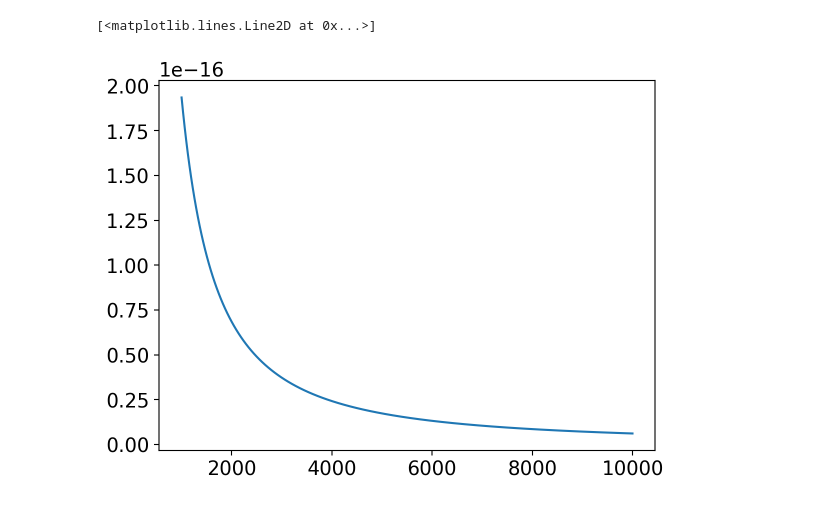
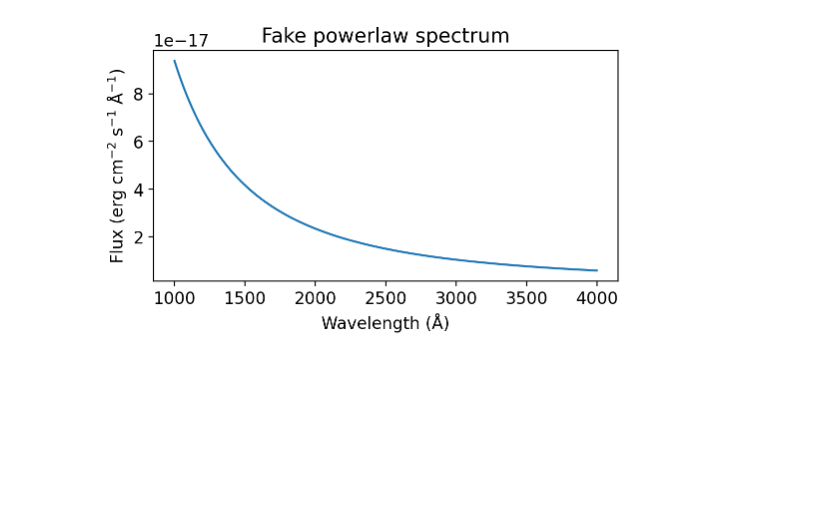
Before and after one commit to jotaylor/SPAMM, a Jupyter notebook: examples/powerlaw_example.ipynb, the cells around one changed output. Drawn from its saved outputs; the diff is of its cells as text; code cells hidden in the pictures; blank space fills up the shorter version.

```diff
--- a/examples/powerlaw_example.ipynb
+++ b/examples/powerlaw_example.ipynb
@@ -4,14 +4,10 @@
 from matplotlib import rcParams
 
 rcParams["figure.dpi"] = 100
-rcParams["font.size"] = 14
+rcParams["font.size"] = 12
 
 from matplotlib import pyplot as plt
 import numpy as np
 
-from utils.parse_pars import parse_pars
 from spamm.run_spamm import spamm
-from spamm.components.NuclearContinuumComponent import NuclearContinuumComponent
-from spamm.Spectrum import Spectrum
-from spamm.analysis import plot_best_models
-from spamm.Samples import Samples
+from astropy.modeling.powerlaws import PowerLaw1D
@@ -36,7 +14,20 @@ flux_err = flux * 0.35
+# %%
+# Define the unit-less wavelength and flux
+wave = np.arange(1000, 4000)
+
+# Just generate a simple sample power law for a spectrum
+pl = PowerLaw1D(amplitude=1.5e-17, x_0=2500, alpha=2.0)
+flux = pl(wave)
+
+# Make the error 5% of the flux array
+flux_err = flux * 0.05
 # %%
-plt.plot(wl, flux)
+fig = plt.figure(figsize=(6,3))
+plt.plot(wave, flux)
+plt.title("Fake powerlaw spectrum")
+plt.xlabel("Wavelength (Å)")
+plt.ylabel(r"Flux (erg cm$^{-2}$ s$^{-1}$ Å$^{-1}$)");
 # %% [output]
-[<matplotlib.lines.Line2D at 0x...>]
-[figure, old version]
+[figure, new version]
 # %%
 # Run spamm
```
Also changed, not shown: parts of 3 cells of this notebook, 2 other files.
